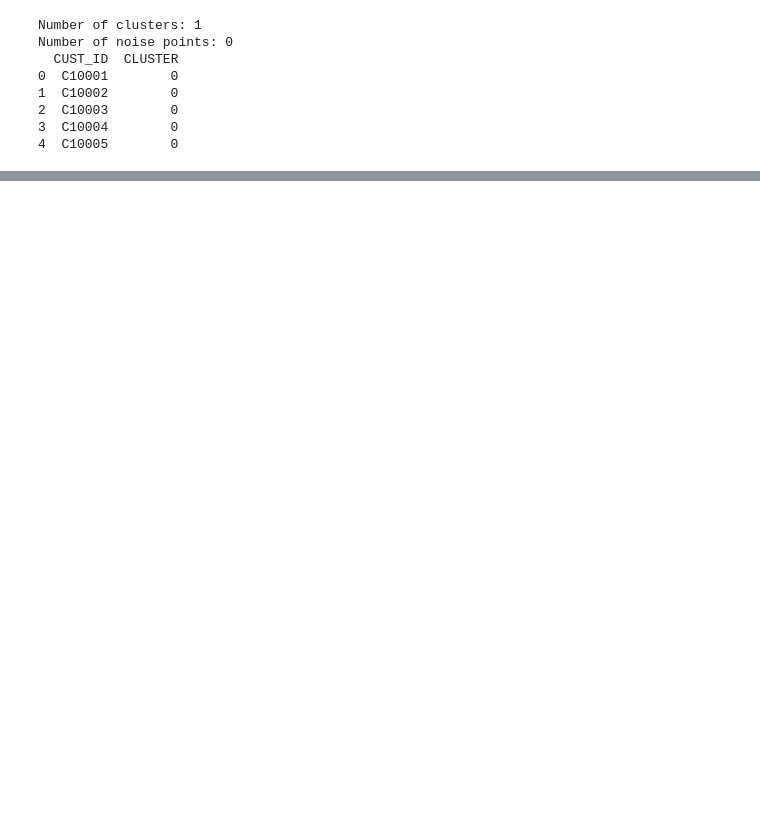
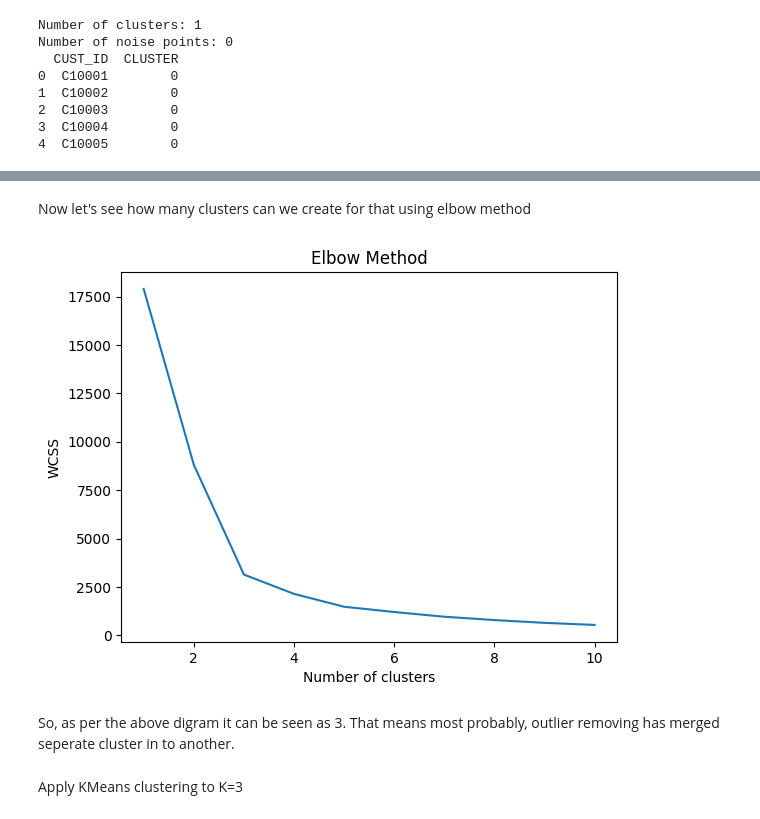
Before and after one commit to MSC-ADM-G/adm_g11, a Jupyter notebook: 248339B_clustering_analysis.ipynb, the cells around one changed output, grey strips where cells are left out. Cells and saved outputs as stored; diff of their text form; code cells hidden in the pictures; blank space fills up the shorter version.

```diff
--- a/248339B_clustering_analysis.ipynb
+++ b/248339B_clustering_analysis.ipynb
@@ -215,0 +368,29 @@ The average silhouette_score is : 0.5846283649339238
+# %% [markdown]
+Now let's see how many clusters can we create for that using elbow method
+# %%
+df_features = df[['PURCHASES_FREQUENCY', 'PRC_FULL_PAYMENT', 'TENURE']]
+
+# Step 2: Pre-process the data (example: standardization)
+scaler = StandardScaler()
+df_features_scaled = scaler.fit_transform(df_features)
+
+# Step 3: Apply the Elbow Method
+wcss = []
+for i in range(1, 11):
+    kmeans = KMeans(n_clusters=i, init='k-means++', max_iter=300, n_init=10, random_state=0)
+    kmeans.fit(df_features_scaled)
+    wcss.append(kmeans.inertia_)
+
+# Step 4: Plotting to find the elbow point
+plt.plot(range(1, 11), wcss)
+plt.title('Elbow Method')
+plt.xlabel('Number of clusters')
+plt.ylabel('WCSS')
+plt.show()
+# %% [output]
+[figure, added]
+# %% [markdown]
+So, as per the above digram it can be seen as 3.
+That means most probably, outlier removing has merged seperate cluster in to another.
+# %% [markdown]
+Apply KMeans clustering to K=3
```
Also changed, not shown: parts of 38 cells of this notebook, 1 other file.
